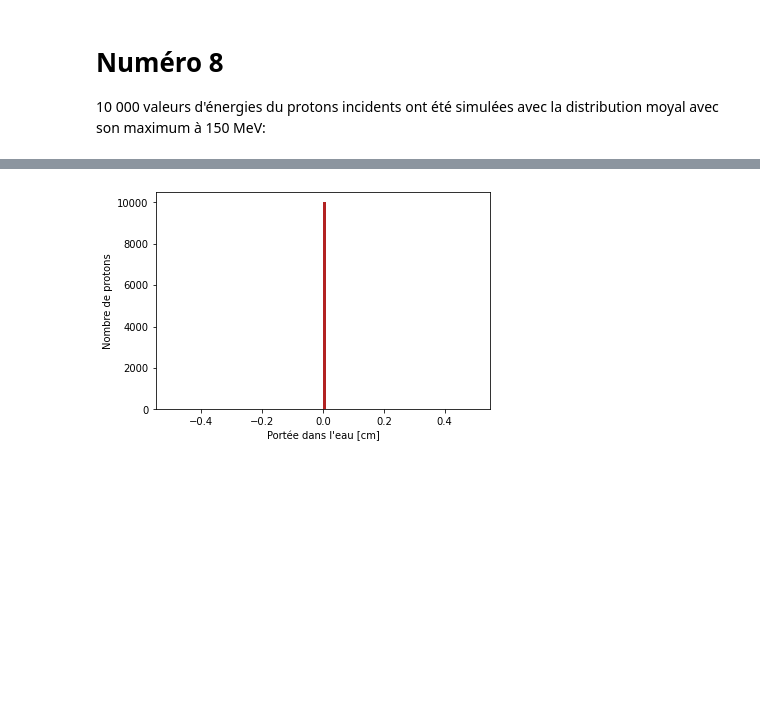
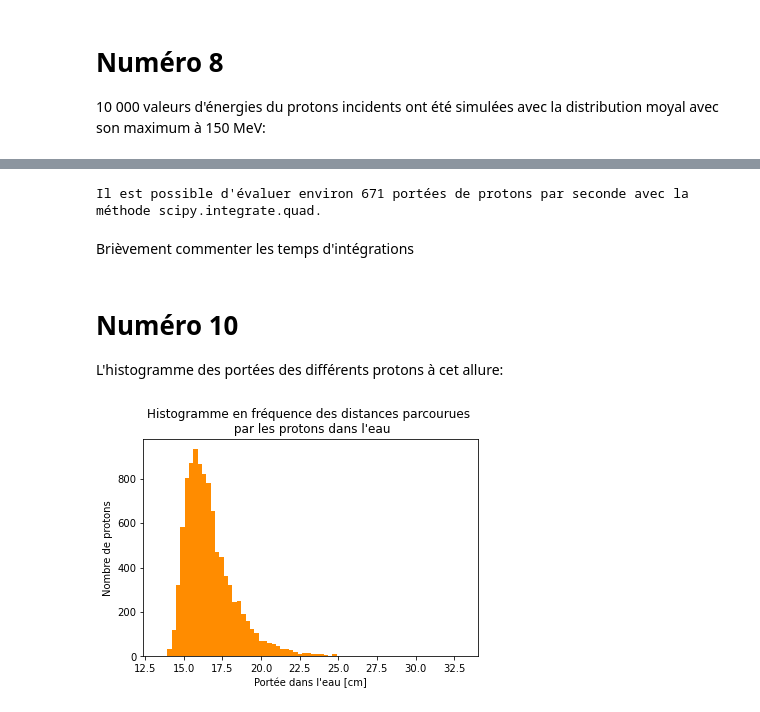
Before and after one commit to essheh/PHYZ_NUM, a Jupyter notebook: TP1_BOISSINNOT_GAUDREAULT_LESSARD.ipynb, the cells around one changed output, grey strips where cells are left out. Drawn from its saved outputs; the diff is of its cells as text; code cells hidden in the pictures; blank space fills up the shorter version.

Commit message:
Jusqu'à 10
7 reste ;a implémenter l'erreur de la dérivé
9 reste à calculer les deux autres méthodes d'intégration

```diff
--- a/TP1_BOISSINNOT_GAUDREAULT_LESSARD.ipynb
+++ b/TP1_BOISSINNOT_GAUDREAULT_LESSARD.ipynb
@@ -561,25 +561,43 @@ plt.show()
 #Fonction à intégrer tout au long du numéro
 def to_integrate(T):
     return 1/(Scol(eau_liq["n_e"], T, eau_liq["MEE"]) / eau_liq["Densité"])
-# %%
-################################################# Marche pas encore en train d'essayer de comprendre pourquoi
-#Temps d'intégration par scipy.integrate.quad
-def test_time_scipy_quad():
-
-    result = np.zeros(10000)
-
-    def scipy_quad(dist = moyal.rvs(size=10000)):
-        f = lambda x: 1/(Scol(n_e = eau_liq["n_e"], T = x, I = eau_liq["MEE"]) / eau_liq["Densité"])
-        for i, value in enumerate(dist):
-            result[i-1] = scipy.integrate.quad(f, a = 0, b = valu, limit = 20, epsabs = 10**-9)[0]
-
-    plt.figure()
-    plt.hist(result, bins = 100, color ="firebrick")
-    plt.ylabel("Nombre de protons")
-    plt.xlabel("Portée dans l'eau [cm]")
-    plt.show()
-
-
-test_time_scipy_quad()
-# %% [output]
-[figure, removed]
+# %%
+#Estimation du nombre de protons par seconde pouvant être évalués par Scipy.integrate.quad
+#Intégration de la fonction pour 10 000 valeurs de protons, on commence à intégrer à partir de 3 MeV, car la fonction se comporte mal avant
+
+def integrate_scipy_quad(T):
+    distances = np.zeros(10000)
+    for i, value in enumerate(T):
+         distances[i] = scipy.integrate.quad(to_integrate, a = 3, b = value, limit = 20, epsabs = 10**-9)[0]
+    return distances
+
+#Estimation du nombre de protons par seconde pouvant être évalués par la mèthode des trapèzes
+
+
+
+#Estimation du nombre de protons par seconde pouvant être évalués par la mèthode de Simpson
+
+
+
+
+#Mesure du temps d'exécution avec timeit
+temps_scipy_quad = timeit.timeit('[integrate_scipy_quad(T)]', number = 1, globals=globals())
+print("Il est possible d'évaluer environ {:.0f} portées de protons par seconde avec la méthode scipy.integrate.quad.".format(10000/temps_scipy_quad))
+# %% [output]
+Il est possible d'évaluer environ 671 portées de protons par seconde avec la méthode scipy.integrate.quad.
+# %% [markdown]
+Brièvement commenter les temps d'intégrations
+# %%
+distances = integrate_scipy_quad(T)
+# %% [markdown]
+# Numéro 10
+L'histogramme des portées des différents protons à cet allure:
+# %%
+#Histogrammes des portées
+plt.hist(distances, bins = 70, color = "darkorange")
+plt.title("Histogramme en fréquence des distances parcourues \n par les protons dans l'eau")
+plt.ylabel("Nombre de protons")
+plt.xlabel("Portée dans l'eau [cm]")
+plt.show()
+# %% [output]
+[figure, added]
```
Also changed, not shown: parts of 5 cells of this notebook, 1 other file.
